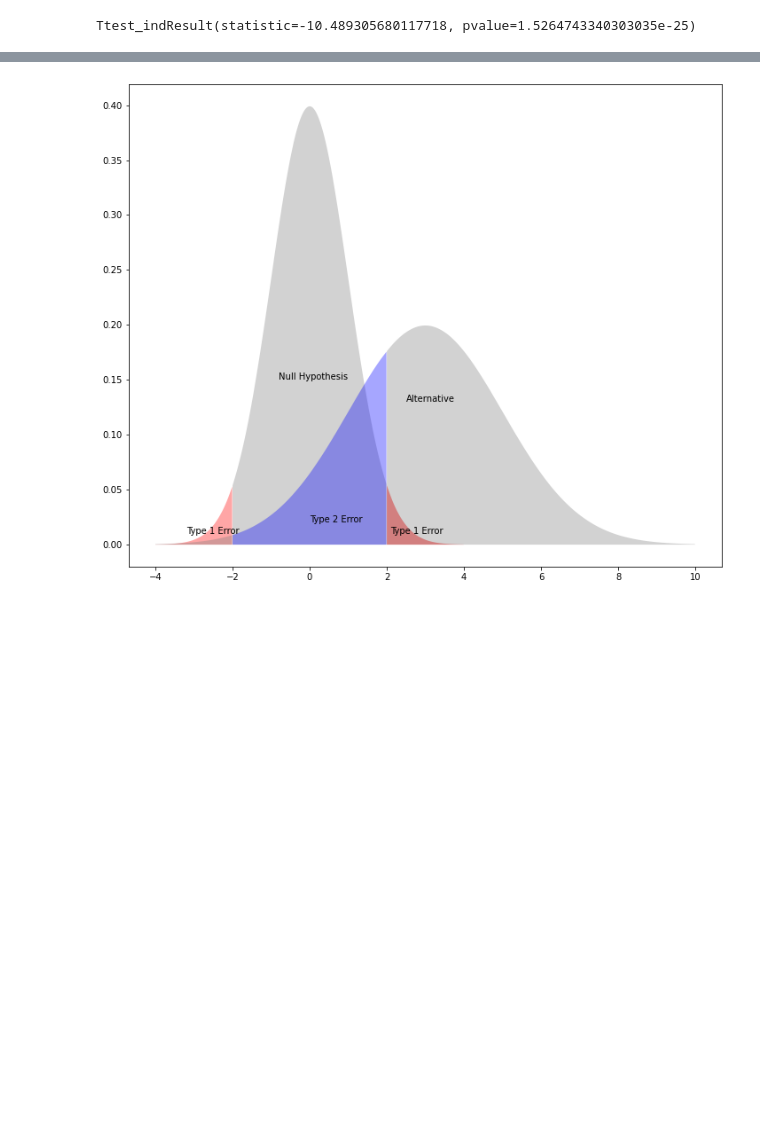
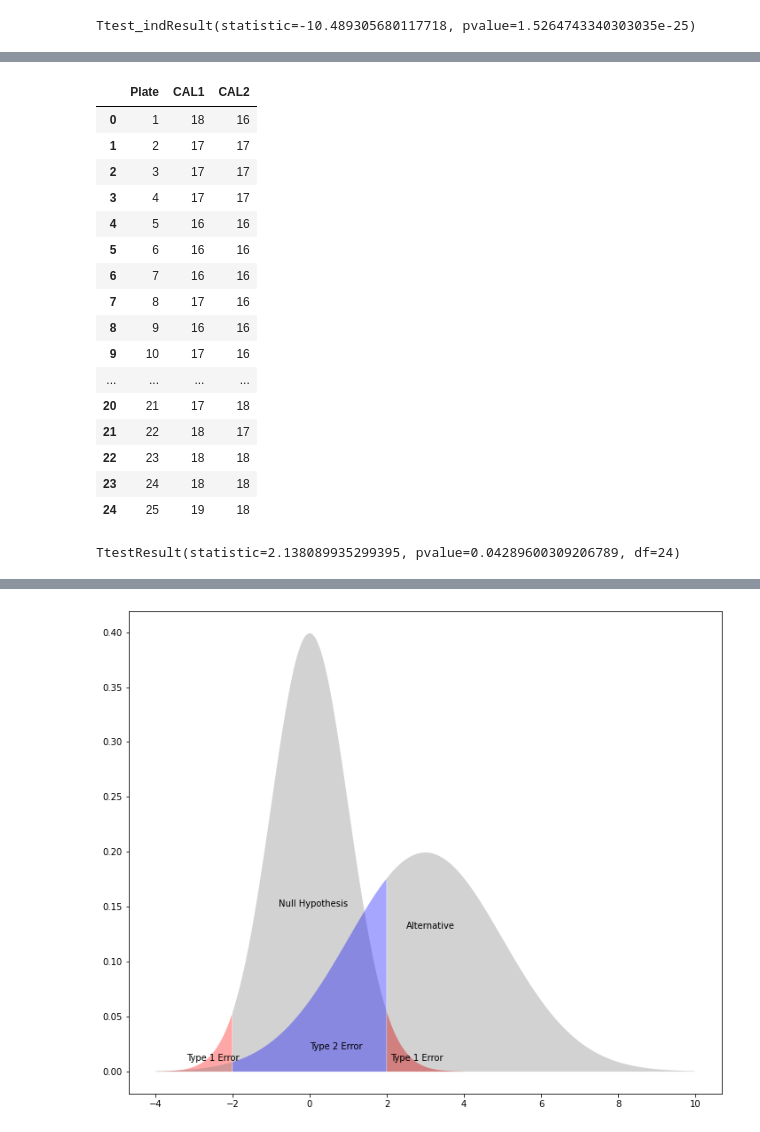
Before and after one commit to katel85/Machine-Learning-Statistics-Aug-2023, a Jupyter notebook: ttests.ipynb, the cells around one changed output, grey strips where cells are left out. Cells and saved outputs as stored; diff of their text form; code cells hidden in the pictures; blank space fills up the shorter version.

```diff
--- a/ttests.ipynb
+++ b/ttests.ipynb
@@ -322,0 +421,29 @@ dtype: float64
+# %%
+df = pd.read_csv('Data\Calipers.csv')
+#df = pd.DataFrame(df)
+
+df
+# %% [output]
+|  | Plate | CAL1 | CAL2 |
+| 0 | 1 | 18 | 16 |
+| 1 | 2 | 17 | 17 |
+| 2 | 3 | 17 | 17 |
+| 3 | 4 | 17 | 17 |
+| 4 | 5 | 16 | 16 |
+| 5 | 6 | 16 | 16 |
+| 6 | 7 | 16 | 16 |
+| 7 | 8 | 17 | 16 |
+| 8 | 9 | 16 | 16 |
+| 9 | 10 | 17 | 16 |
+| ... | ... | ... | ... |
+| 20 | 21 | 17 | 18 |
+| 21 | 22 | 18 | 17 |
+| 22 | 23 | 18 | 18 |
+| 23 | 24 | 18 | 18 |
+| 24 | 25 | 19 | 18 |
+# %%
+Caliper1=df.CAL1
+Caliper2=df.CAL2
+stats.ttest_rel(Caliper1,Caliper2)
+# %% [output]
+TtestResult(statistic=2.138089935299395, pvalue=0.04289600309206789, df=24)
```
Also changed, not shown: parts of 35 cells of this notebook, 6 other files.
